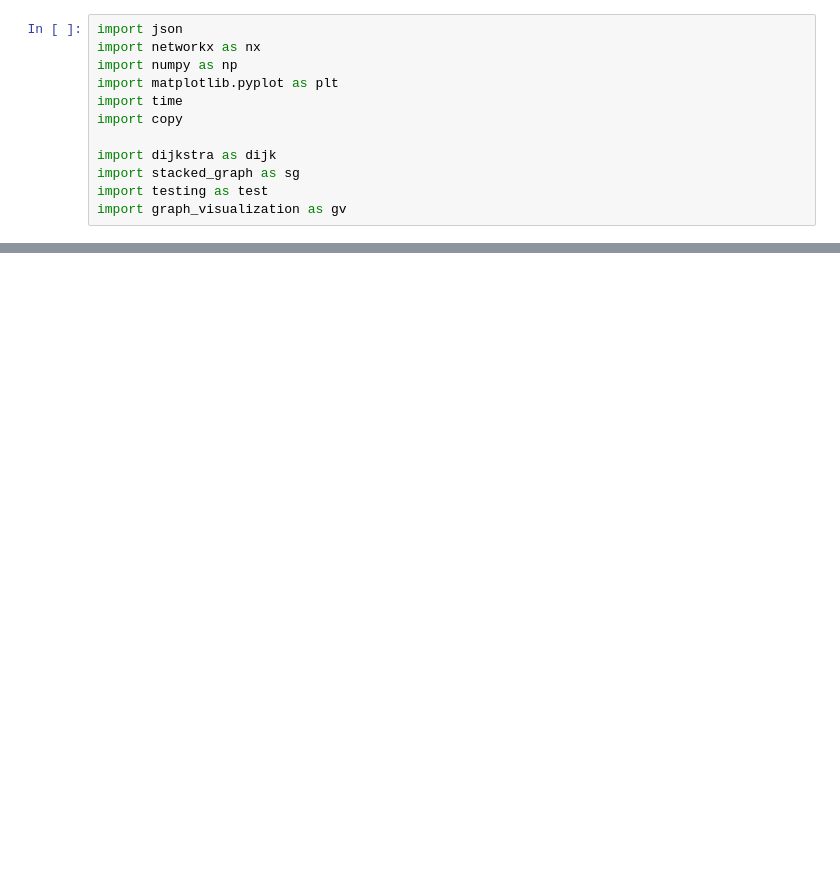
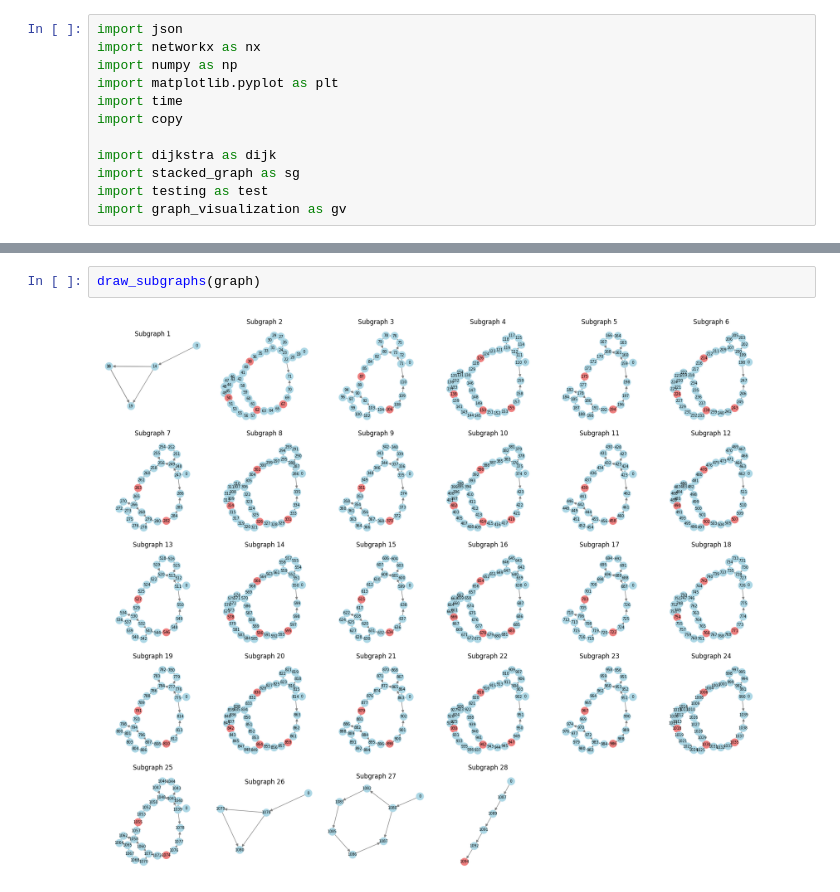
Before and after one commit to RyanTomich/photonic_compiler, a Jupyter notebook: model_to_graph/sub_graphs.ipynb, the cells around one changed output, grey strips where cells are left out. Cells and saved outputs as stored; diff of their text form; blank space fills up the shorter version.

```diff
--- a/model_to_graph/sub_graphs.ipynb
+++ b/model_to_graph/sub_graphs.ipynb
@@ -84,0 +106,4 @@ plt.show()
+# %%
+draw_subgraphs(graph)
+# %% [output]
+[figure, added]
```
Also changed, not shown: parts of 9 cells of this notebook, 2 other files.
